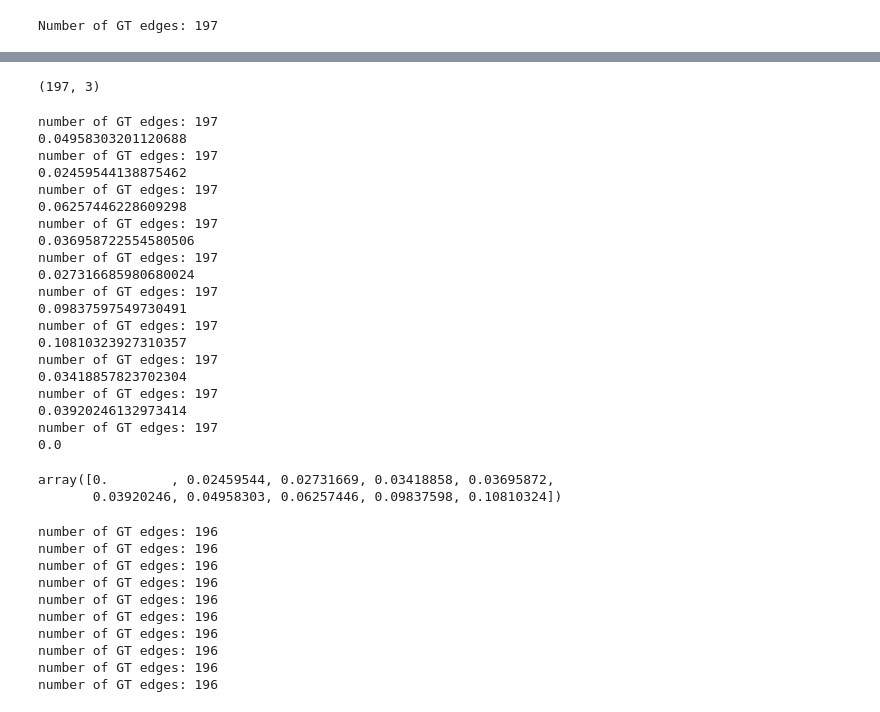
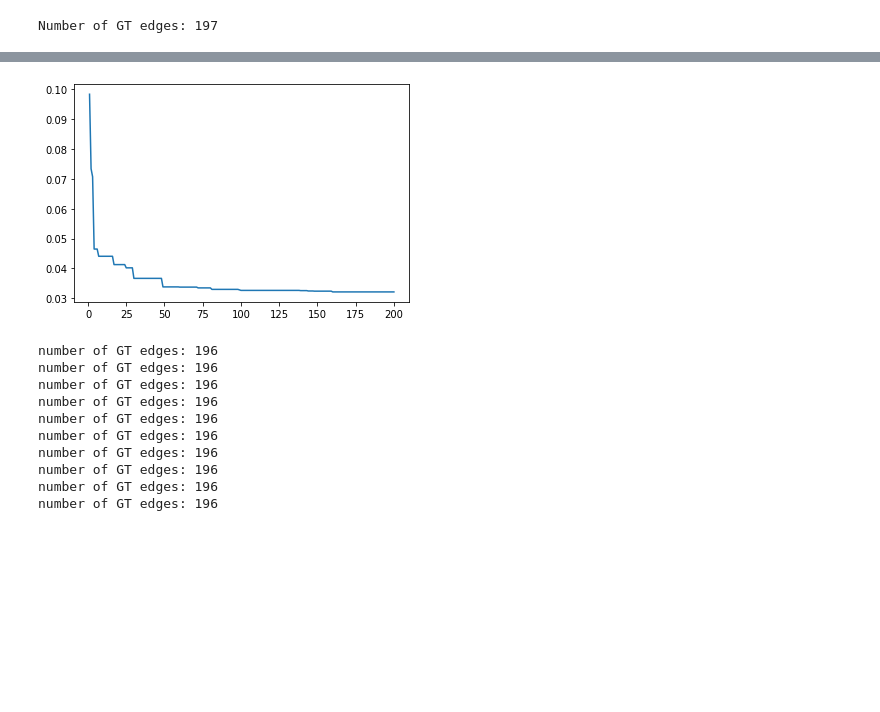
Before and after one commit to benchoi93/origin_destination_bayes_opt, a Jupyter notebook: bayesian_optimization/03_bo_trust_region.ipynb, the cells around one changed output, grey strips where cells are left out. Drawn from its saved outputs; the diff is of its cells as text; code cells hidden in the pictures; blank space fills up the shorter version.

```diff
--- a/bayesian_optimization/03_bo_trust_region.ipynb
+++ b/bayesian_optimization/03_bo_trust_region.ipynb
@@ -16,3 +14,5 @@ base_path = '..'
+# %%
+base_path = '/Users/rodrse/Downloads/ForSergio_nov26_2023_final'
 # %%
 
 taz2edge_xml = 'taz_new.xml'
@@ -255,0 +630,2 @@ df_initial_bo
+# %%
+df_training = pd.read_csv(base_path + f"/{bayes_opt_method}/data_set_bayes_opt.csv")
@@ -560,8 +694,0 @@ Number of GT edges: 197
-# %%
-gt_edge_data = df_edge_gt\
-        .sort_values(by=['interval_nVehContrib'], ascending=False)\
-        .iloc[:num_gt_edges]
-
-gt_edge_data.shape
-# %% [output]
-(197, 3)
@@ -577,32 +694,0 @@ for o1 in range(n0):
-# %%
-loss_all = []
-for o1 in range(num_epsilon_iter):
-    curr_loss = compute_nrmse_counts_all_edges(gt_edge_data, edge_epsilon_all[o1])
-    print(curr_loss)
-    loss_all.append(curr_loss)
-# %% [output]
-number of GT edges: 197
-0.04958303201120688
-number of GT edges: 197
-0.02459544138875462
-number of GT edges: 197
-0.06257446228609298
-number of GT edges: 197
-0.036958722554580506
-number of GT edges: 197
-0.027316685980680024
-number of GT edges: 197
-0.09837597549730491
-number of GT edges: 197
-0.10810323927310357
-number of GT edges: 197
-0.03418857823702304
-number of GT edges: 197
-0.03920246132973414
-number of GT edges: 197
-0.0
-# %%
-np.sort(np.array(loss_all))
-# %% [output]
-array([0.        , 0.02459544, 0.02731669, 0.03418858, 0.03695872,
-       0.03920246, 0.04958303, 0.06257446, 0.09837598, 0.10810324])
@@ -609,3 +700,16 @@ array([0.        , 0.02459544, 0.02731669, 0.03418858, 0.03695872,
+# %%
+df_plot = df_training.query('bo_iteration>0')
+import numpy as np
+import matplotlib.pyplot as plt
+
+x = df_plot['bo_iteration']
+y = df_plot['loss'].cummin()
+
+plt.plot(x,y)
+#plt.legend(title='Parameter where:')
+plt.show()
+# %% [output]
+[figure, added]
 # %%
 import matplotlib.pyplot as plt
 
```
Also changed, not shown: parts of 37 cells of this notebook, 4 other files.
